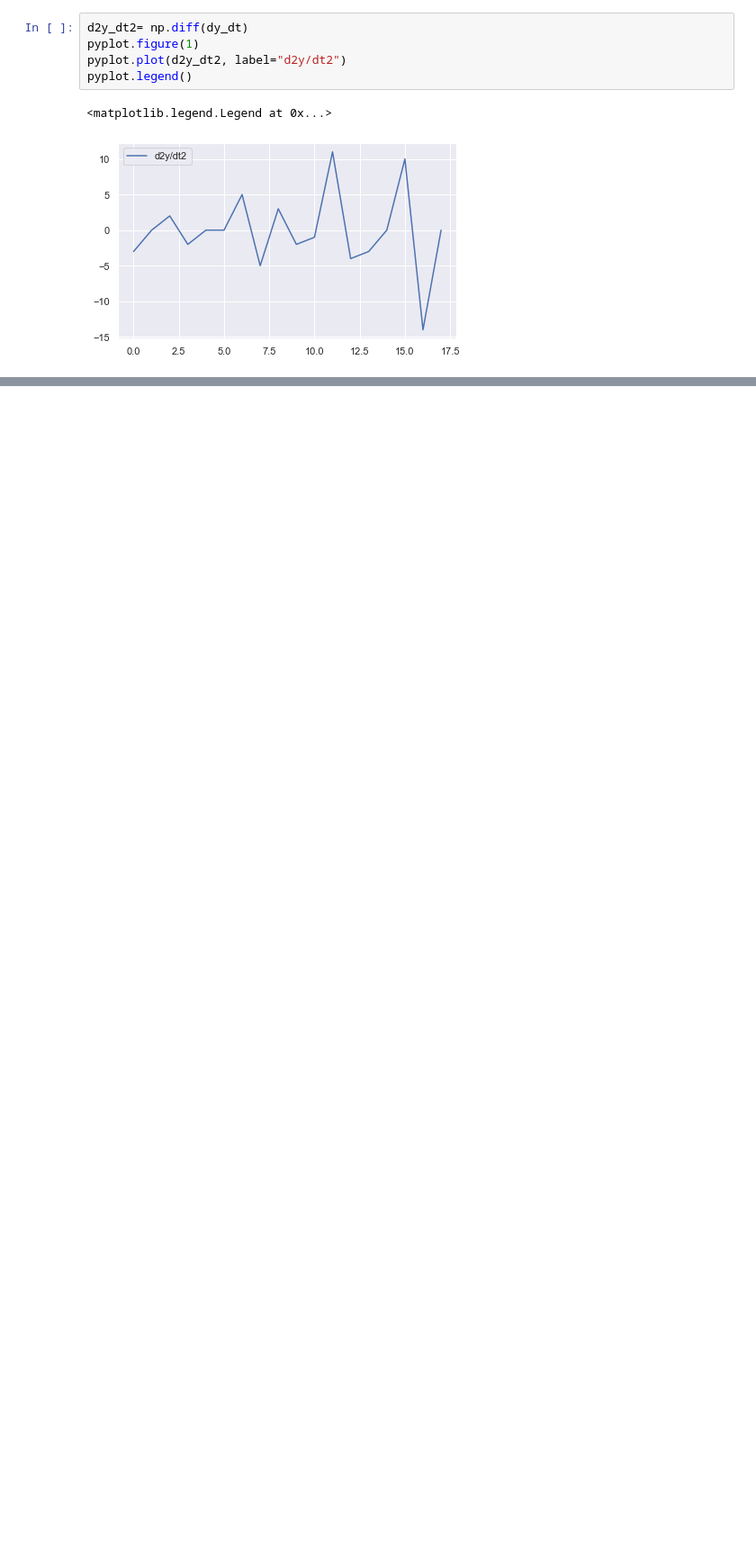
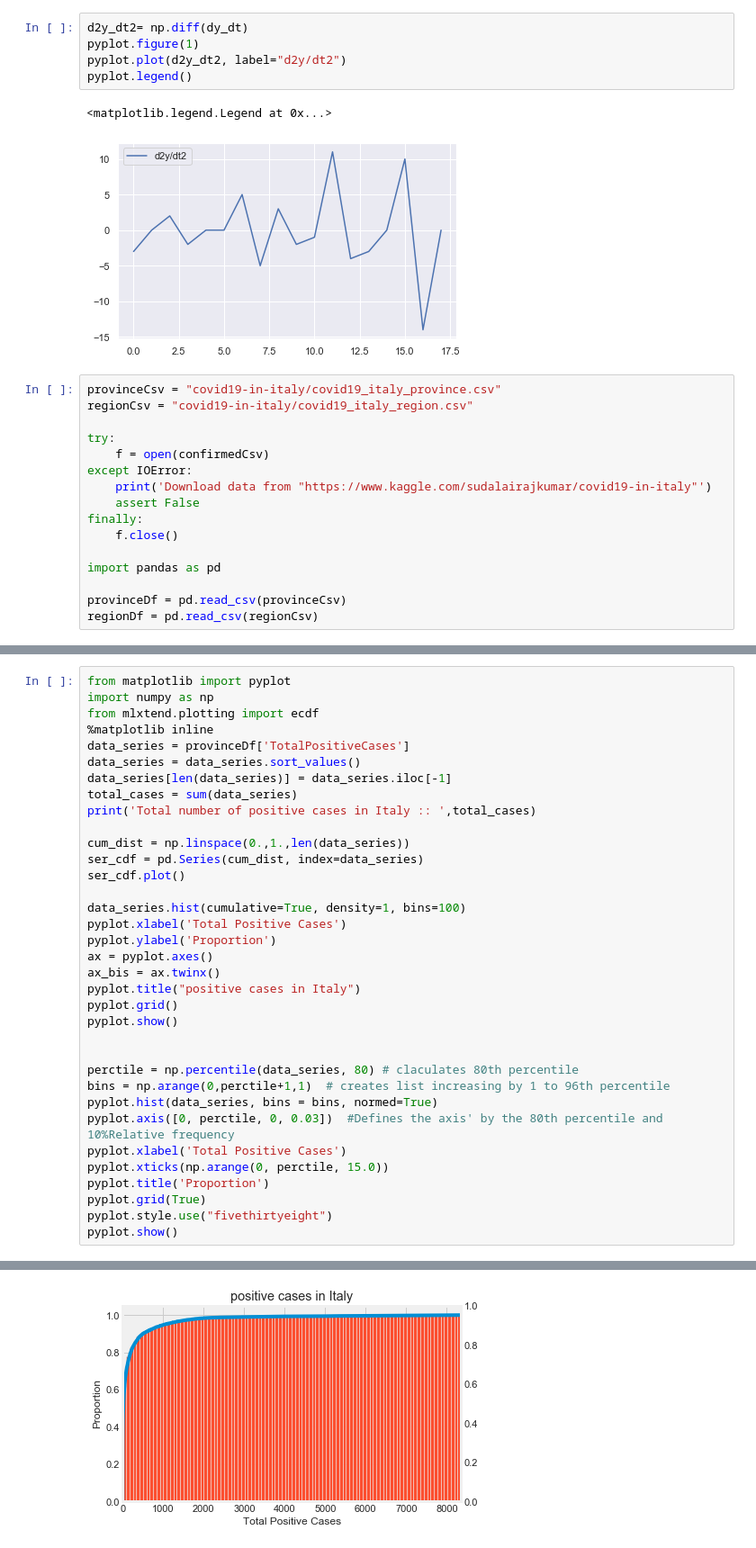
Before and after one commit to baladutt/modeling-epidemics-COVID-19, a Jupyter notebook: Visualize-Analyze-Current-State.ipynb, the cells around one changed output, grey strips where cells are left out. Shown at 90% size. Saved outputs shown, nothing was run; the diff lists cells and outputs as text; blank space fills up the shorter version.

Commit message:
plotting Italy's data

```diff
--- a/Visualize-Analyze-Current-State.ipynb
+++ b/Visualize-Analyze-Current-State.ipynb
@@ -308,3 +309,19 @@ pyplot.legend()
 # %% [output]
 <matplotlib.legend.Legend at 0x...>
 [figure]
+# %%
+provinceCsv = "covid19-in-italy/covid19_italy_province.csv"
+regionCsv = "covid19-in-italy/covid19_italy_region.csv"
+
+try:
+    f = open(confirmedCsv)
+except IOError:
+    print('Download data from "https://www.kaggle.com/sudalairajkumar/covid19-in-italy"')
+    assert False
+finally:
+    f.close()
+
+import pandas as pd
+
+provinceDf = pd.read_csv(provinceCsv)
+regionDf = pd.read_csv(regionCsv)
@@ -310,0 +330,36 @@ pyplot.legend()
+# %%
+from matplotlib import pyplot
+import numpy as np
+from mlxtend.plotting import ecdf
+%matplotlib inline
+data_series = provinceDf['TotalPositiveCases']
+data_series = data_series.sort_values()
+data_series[len(data_series)] = data_series.iloc[-1]
+total_cases = sum(data_series)
+print('Total number of positive cases in Italy :: ',total_cases)
+
+cum_dist = np.linspace(0.,1.,len(data_series))
+ser_cdf = pd.Series(cum_dist, index=data_series)
+ser_cdf.plot()
+
+data_series.hist(cumulative=True, density=1, bins=100)
+pyplot.xlabel('Total Positive Cases')
+pyplot.ylabel('Proportion')
+ax = pyplot.axes()
+ax_bis = ax.twinx()
+pyplot.title("positive cases in Italy")
+pyplot.grid()
+pyplot.show()
+
+
+perctile = np.percentile(data_series, 80) # claculates 80th percentile
+bins = np.arange(0,perctile+1,1)  # creates list increasing by 1 to 96th percentile
+pyplot.hist(data_series, bins = bins, normed=True)
+pyplot.axis([0, perctile, 0, 0.03])  #Defines the axis' by the 80th percentile and 10%Relative frequency
+pyplot.xlabel('Total Positive Cases')
+pyplot.xticks(np.arange(0, perctile, 15.0))
+pyplot.title('Proportion')
+pyplot.grid(True)
+pyplot.style.use("fivethirtyeight")
+pyplot.show()
+# %% [output]
@@ -310,0 +367 @@ pyplot.legend()
+[figure, added]
```
Also changed, not shown: parts of 7 cells of this notebook.
